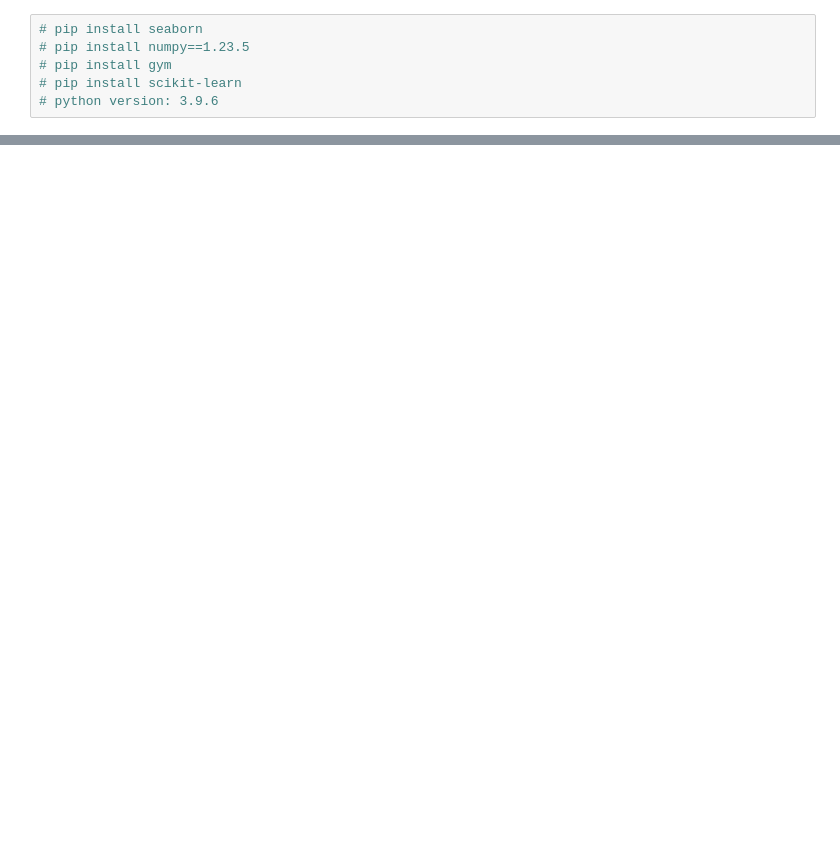
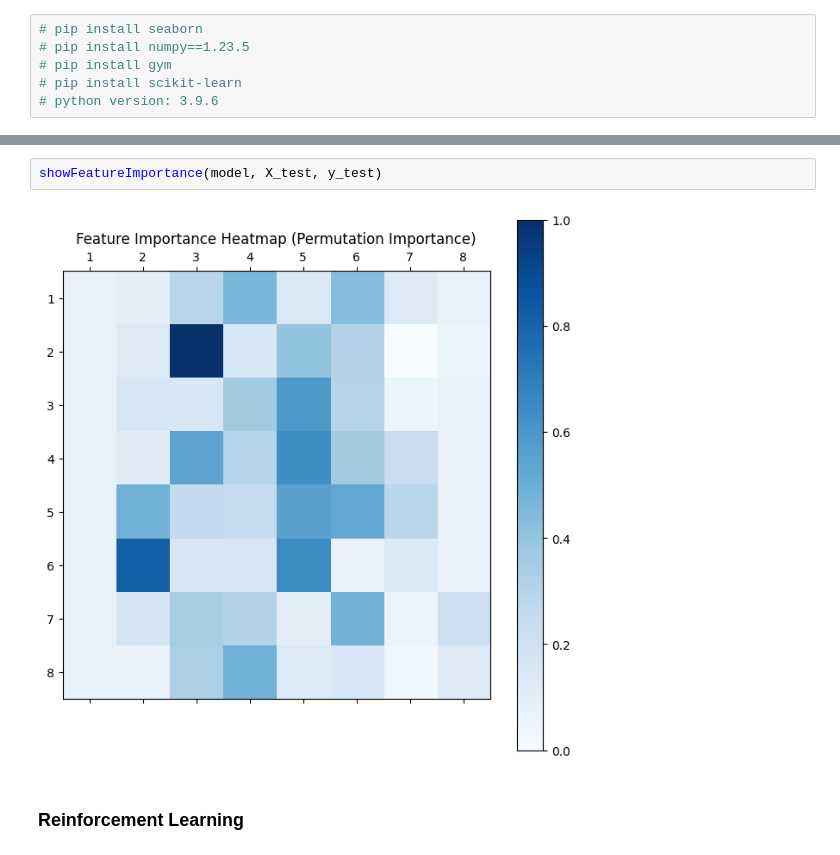
Before and after one commit to aimlworkshop/workshop, a Jupyter notebook: Session1/unsupervised.ipynb, the cells around one changed output, grey strips where cells are left out. Saved outputs shown, nothing was run; the diff lists cells and outputs as text; blank space fills up the shorter version.

```diff
--- a/Session1/unsupervised.ipynb
+++ b/Session1/unsupervised.ipynb
@@ -125 +215,7 @@ def unsupervised_learning():
+# %%
+showFeatureImportance(model, X_test, y_test)
+# %% [output]
+[figure, added]
+# %% [markdown]
+### Reinforcement Learning
 # %%
```
Also changed, not shown: parts of 13 cells of this notebook, 2 other files.
